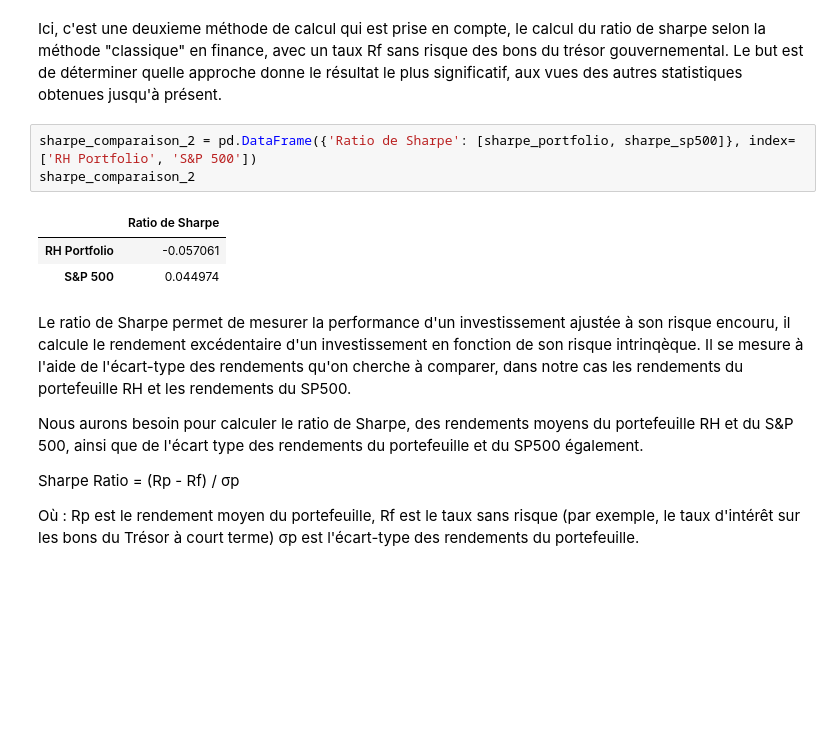
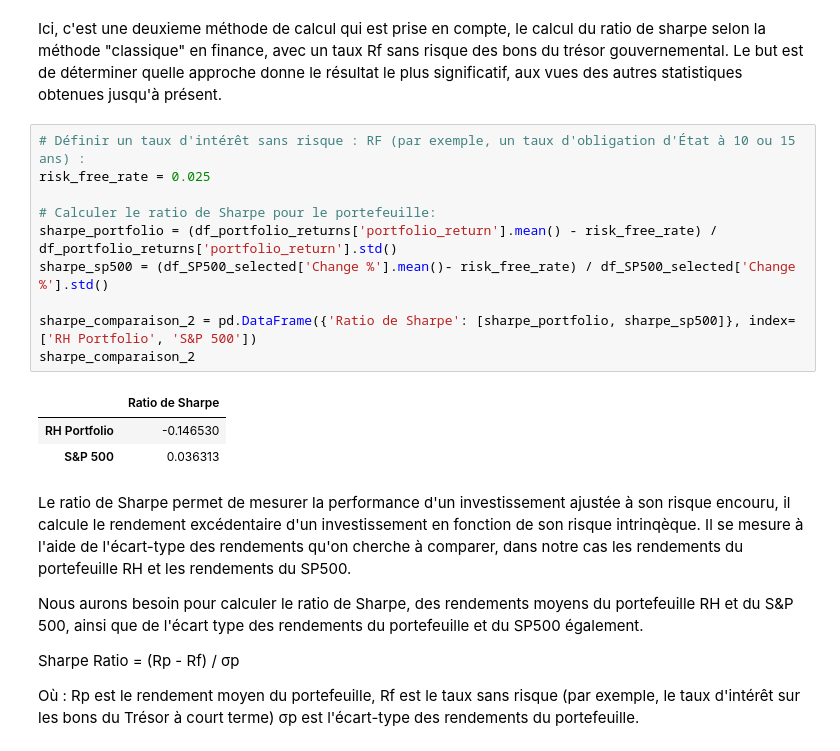
Before and after one commit to ThomasDeConinck/Econometrie-ETUDE-DE-CAS-1-, a Jupyter notebook: ETUDE DE CAS ECONO 1.ipynb, the cells around one changed output. Drawn from its saved outputs; the diff is of its cells as text; blank space fills up the shorter version.

```diff
--- a/ETUDE DE CAS ECONO 1.ipynb
+++ b/ETUDE DE CAS ECONO 1.ipynb
@@ -263,13 +254,20 @@ sharpe_comparaison
 | S&P 500 | 0.805597 |
 # %% [markdown]
 Ici, c'est une deuxieme méthode de calcul qui est prise en compte, le calcul du ratio de sharpe selon la méthode "classique" en finance, avec un taux Rf sans risque des bons du trésor gouvernemental. Le but est de déterminer quelle approche donne le résultat le plus significatif, aux vues des autres statistiques obtenues jusqu'à présent.
-# %%
-sharpe_comparaison_2 = pd.DataFrame({'Ratio de Sharpe': [sharpe_portfolio, sharpe_sp500]}, index=['RH Portfolio', 'S&P 500'])
-sharpe_comparaison_2
-# %% [output]
-|  | Ratio de Sharpe |
-| RH Portfolio | -0.057061 |
-| S&P 500 | 0.044974 |
+# %%
+# Définir un taux d'intérêt sans risque : RF (par exemple, un taux d'obligation d'État à 10 ou 15 ans) :
+risk_free_rate = 0.025
+
+# Calculer le ratio de Sharpe pour le portefeuille:
+sharpe_portfolio = (df_portfolio_returns['portfolio_return'].mean() - risk_free_rate) / df_portfolio_returns['portfolio_return'].std()
+sharpe_sp500 = (df_SP500_selected['Change %'].mean()- risk_free_rate) / df_SP500_selected['Change %'].std()
+
+sharpe_comparaison_2 = pd.DataFrame({'Ratio de Sharpe': [sharpe_portfolio, sharpe_sp500]}, index=['RH Portfolio', 'S&P 500'])
+sharpe_comparaison_2
+# %% [output]
+|  | Ratio de Sharpe |
+| RH Portfolio | -0.146530 |
+| S&P 500 | 0.036313 |
 # %% [markdown]
 Le ratio de Sharpe permet de mesurer la performance d'un investissement ajustée à son risque encouru, il calcule le rendement excédentaire d'un investissement en fonction de son risque intrinqèque. Il se mesure à l'aide de l'écart-type des rendements qu'on cherche à comparer, dans notre cas les rendements du portefeuille RH et les rendements du SP500.
 
```
Also changed, not shown: parts of 3 cells of this notebook.
